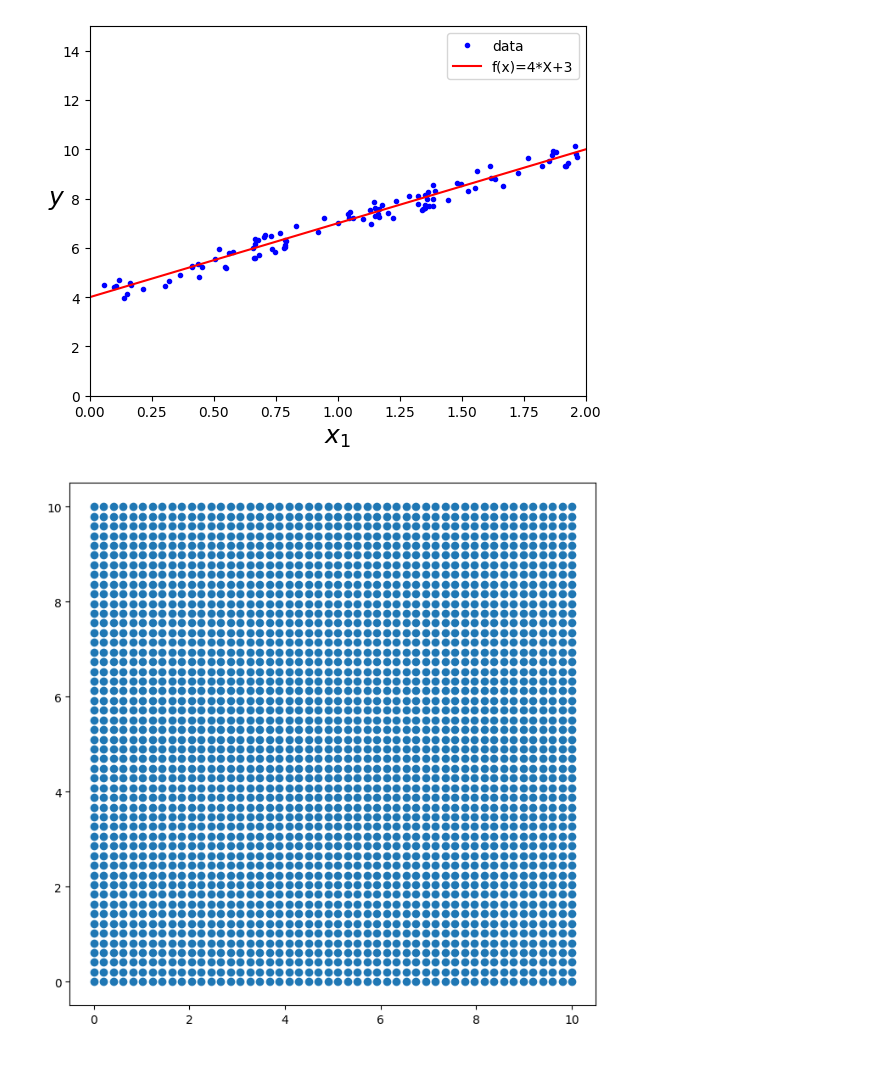
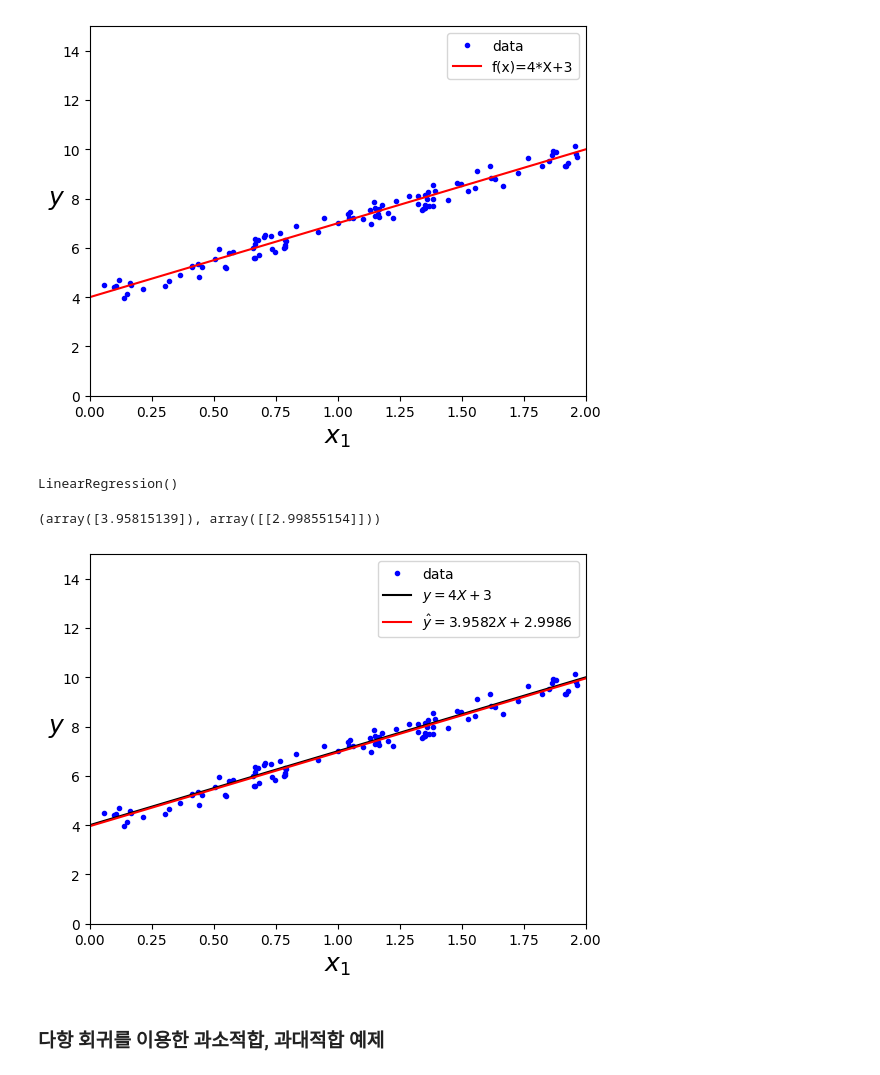
Before and after one commit to sshinohs/opsl-machine-learning-python, a Jupyter notebook: 02_machine_learning_basic/02_01_linear_regression.ipynb, the cells around one changed output. Cells and saved outputs as stored; diff of their text form; code cells hidden in the pictures.

```diff
--- a/02_machine_learning_basic/02_01_linear_regression.ipynb
+++ b/02_machine_learning_basic/02_01_linear_regression.ipynb
@@ -30,6 +91,0 @@ a, b = np.meshgrid(alpha, beta)
-# %%
-plt.figure(figsize=(8,8))
-plt.scatter(a,b)
-plt.show()
-# %% [output]
-[figure, removed]
@@ -35,0 +94,27 @@ plt.show()
+# %%
+lin_reg = LinearRegression()
+# %%
+lin_reg.fit(X, y)
+# %% [output]
+LinearRegression()
+# %%
+lin_reg.intercept_, lin_reg.coef_
+# %% [output]
+(array([3.95815139]), array([[2.99855154]]))
+# %%
+X_new = np.array([[0], [2]])
+# %%
+y_new = lin_reg.predict(X_new)
+# %%
+plt.plot(X, y, "b.", label='data')
+plt.plot(X_real, y_real, "k-", label='$y=4X+3$')
+plt.plot(X_new, y_new, "r-", label='$\hat y=3.9582X+2.9986$')
+plt.xlabel("$x_1$", fontsize=18)
+plt.ylabel("$y$", rotation=0, fontsize=18)
+plt.axis([0, 2, 0, 15])
+plt.legend()
+plt.show()
+# %% [output]
+[figure, added]
+# %% [markdown]
+### 다항 회귀를 이용한 과소적합, 과대적합 예제
```
Also changed, not shown: parts of 26 cells of this notebook.
